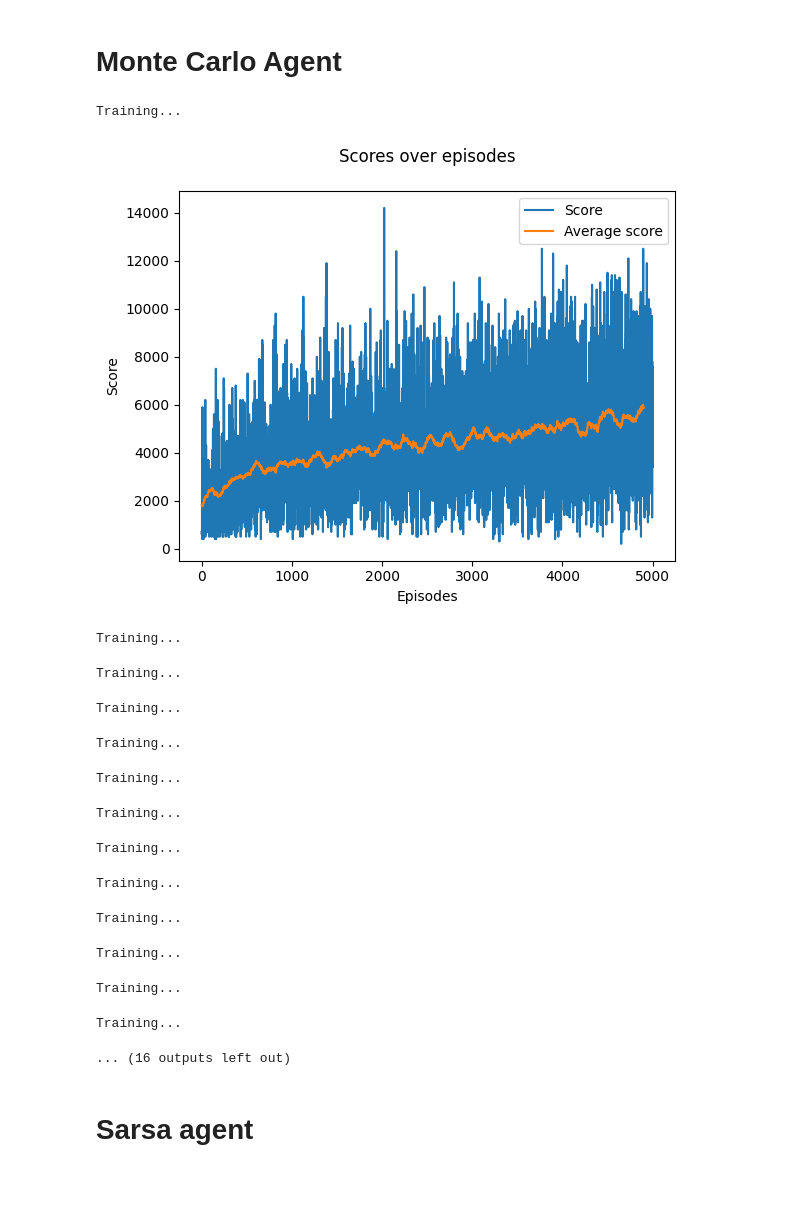
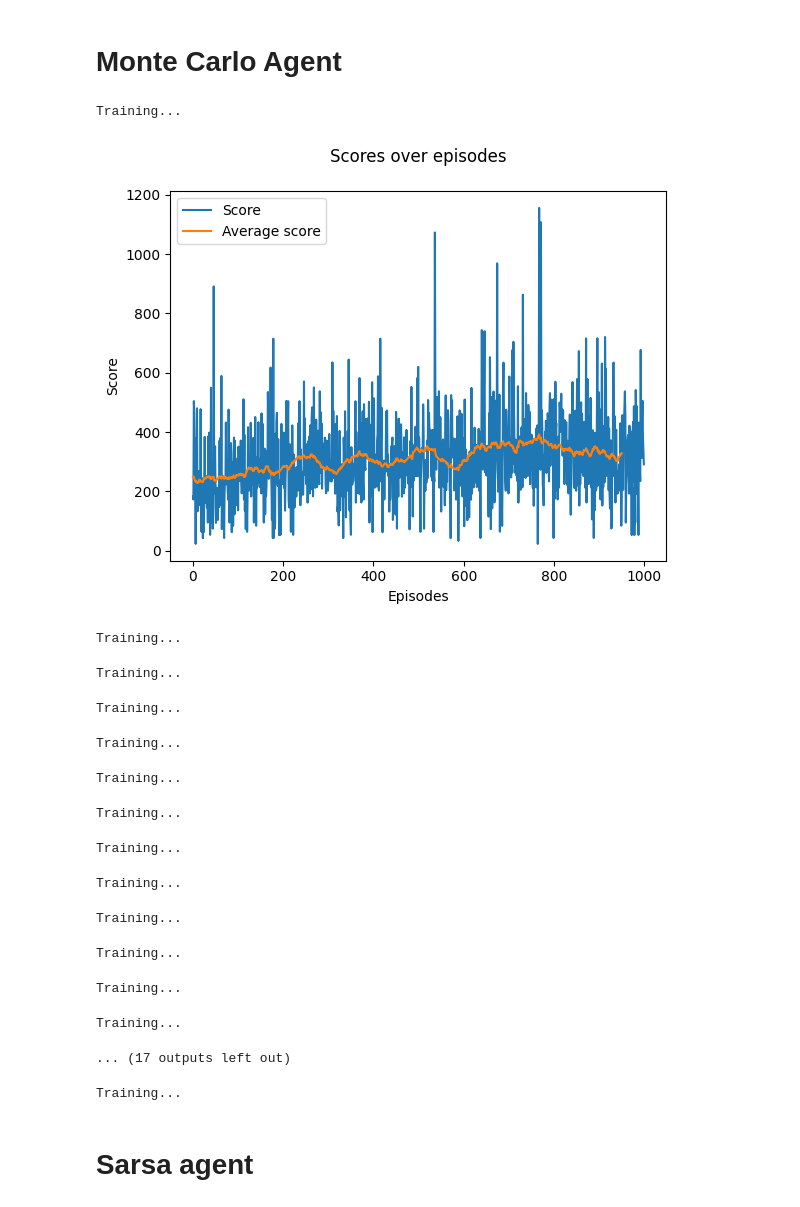
Before and after one commit to Ramlaoui/rl-pacman, a Jupyter notebook: notebooks/play.ipynb, the cells around one changed output. Cells and saved outputs as stored; diff of their text form; code cells hidden in the pictures.

```diff
--- a/notebooks/play.ipynb
+++ b/notebooks/play.ipynb
@@ -107,11 +121,11 @@ from src.agents.monte_carlo import MonteCarloAgent
 mc_agent = MonteCarloAgent(env, epsilon=0.05, gamma=0.99)
 # %%
 trainer = Trainer(env, mc_agent, gui=False)
-trainer.train(5000, render=True, log_interval=100)
+trainer.train(1000, render=True, log_interval=100)
 trainer.plot_score()
 # %% [output]
 Training...
-[figure, old version]
+[figure, new version]
 # %%
 from collections import defaultdict
 
@@ -126,7 +140,7 @@ for alpha in alpha_grid:
         for epsilon in epsilon_grid:
             run_name = f"gamma={gamma}_epsilon={epsilon}"
             mc_agent = MonteCarloAgent(env, gamma=gamma, epsilon=epsilon)
-            trainer = Trainer(env, mc_agent, gui=False, run_name=run_name)
+            trainer = Trainer(env, mc_agent, gui=False)
             trainer.train(n_episodes, render=False, log_interval=100)
             scores[run_name] = trainer.agent.smoothed_scores
 
@@ -139,7 +153,7 @@ plt.legend(loc='center left', bbox_to_anchor=(1, 0.5))
 plt.xlabel("Episode")
 plt.ylabel("Smoothed Total Reward")
 plt.title("Monte Carlo Hyperparameter Search")
-fig.savefig(f"logs/monte_carlo_hyperparameter_search.png")
+plt.savefig(f"logs/monte_carlo_hyperparameter_search.png")
 plt.show()
 
 maxes = np.array([[run_name, max(score)] for run_name, score in scores.items()])
@@ -157,7 +171,14 @@ Training...
 Training...
 Training...
 Training...
-... (16 outputs left out)
+... (17 outputs left out)
+# %%
+best_mc_agent = MonteCarloAgent(env, gamma=0.99, epsilon=0.005)
+mc_trainer = Trainer(env, best_mc_agent, gui=True, run_name="best_monte_carlo")
+mc_trainer.train(1000, render=True, log_interval=100)
+mc_trainer.plot_score()
+# %% [output]
+Training...
 # %% [markdown]
 # Sarsa agent
 # %%
```
Also changed, not shown: parts of 13 cells of this notebook, 1 other file.
